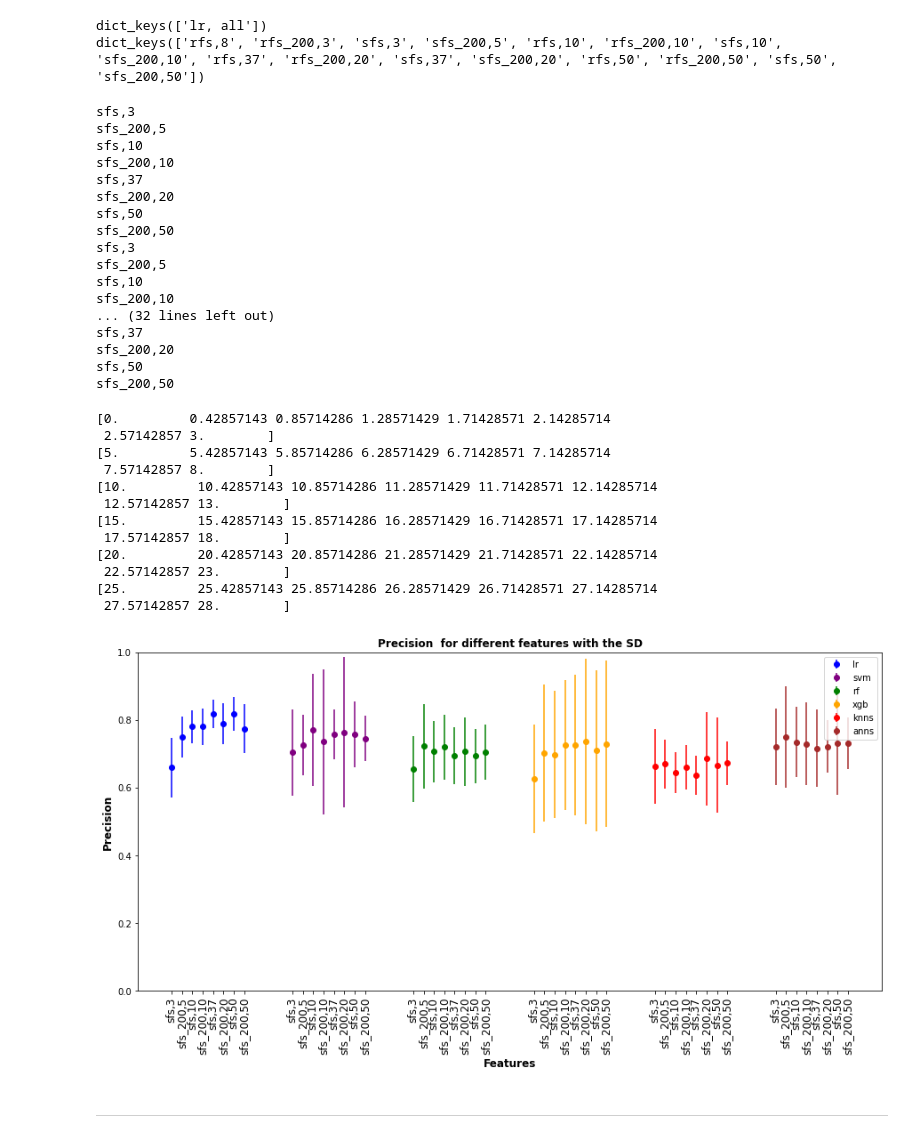
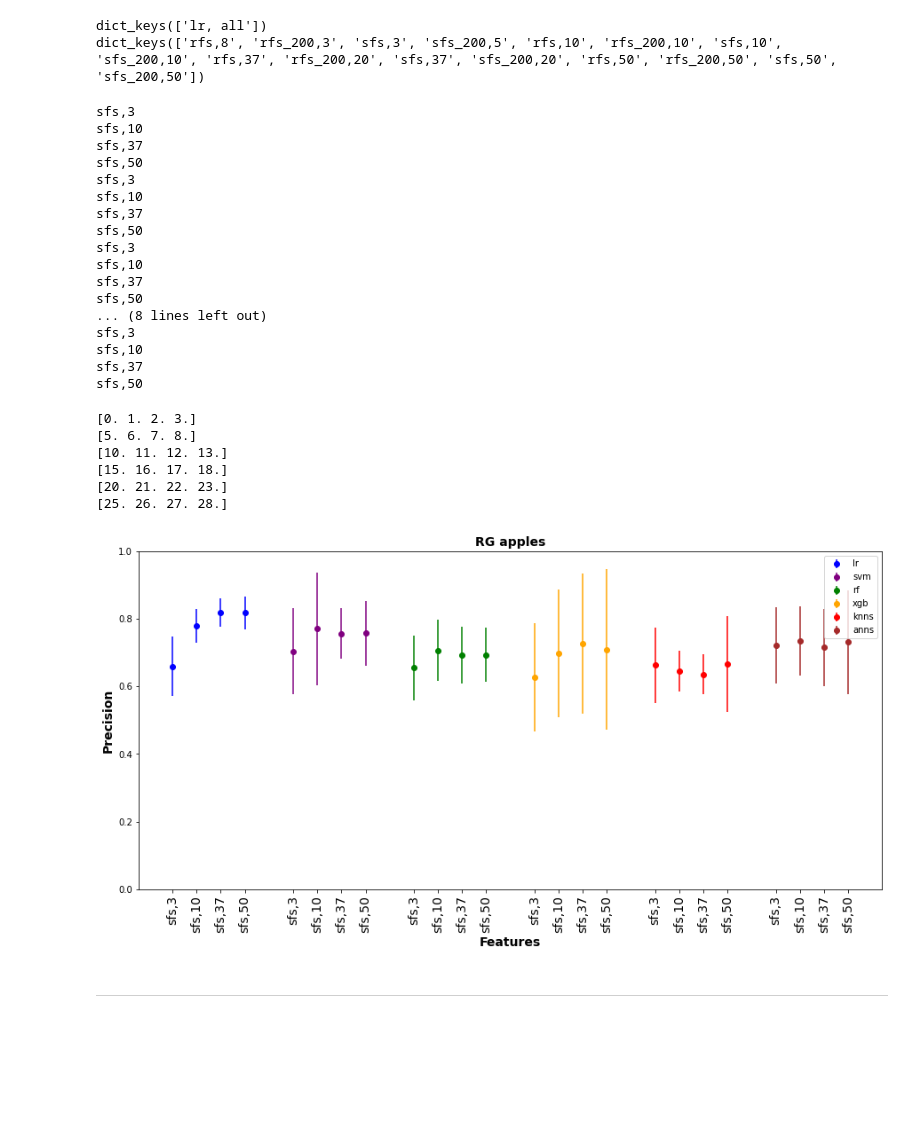
Before and after one commit to eahussein/apple_classification, a Jupyter notebook: rg/tutorial_test.ipynb, the cells around one changed output. Cells and saved outputs as stored; diff of their text form; code cells hidden in the pictures; blank space fills up the shorter version.

```diff
--- a/rg/tutorial_test.ipynb
+++ b/rg/tutorial_test.ipynb
@@ -242,7 +242,7 @@ for m, d in zip (models, ml_dicts.keys()):
     keys = []
     # print(ml_dicts[d])
     for key in ml_dicts[d].keys():
-        if 'rfs' not in key:
+        if 'rfs' not in key and '200' not in key:
             print(key)
             keys.append(key)
             acc_arr.append(ml_dicts[d][key][ 'tot_acc' ]) # append total accuracy to an array
@@ -254,64 +254,58 @@ for m, d in zip (models, ml_dicts.keys()):
     arr_all.append([keys, acc_arr, sd_arr])
 # %% [output]
 sfs,3
-sfs_200,5
 sfs,10
-sfs_200,10
 sfs,37
-sfs_200,20
 sfs,50
-sfs_200,50
 sfs,3
-sfs_200,5
 sfs,10
-sfs_200,10
-... (32 lines left out)
 sfs,37
-sfs_200,20
 sfs,50
-sfs_200,50
+sfs,3
+sfs,10
+sfs,37
+sfs,50
+... (8 lines left out)
+sfs,3
+sfs,10
+sfs,37
+sfs,50
 # %%
 colors = ['blue', 'purple', 'green', 'orange', 'red', 'brown']
 plt.figure(figsize=(15, 7))
-plt.title( "Precision  for different features with the SD", fontweight ='bold', fontsize =12)
-plt.xlabel("Features", fontweight ='bold', fontsize =12)
-plt.ylabel("Precision", fontweight ='bold', fontsize =12)
+plt.title("RG apples", fontweight ='bold', fontsize =14)
+plt.xlabel("Features", fontweight ='bold', fontsize =14)
+plt.ylabel("Precision", fontweight ='bold', fontsize =14)
 
 count = 0
 n = len(colors)-1
 
 space = []
 tickFeat = []
 
 for result, model, color in zip(arr_all, models, colors):
     a = np.linspace(n*count, n*(1+count)-2,len(arr_all[0][0]))
     # a = np.linspace(0, 1,len(arr_all[0][0]))
 
     print(a)
     space.extend(a)
     tickFeat.extend(result[0])
     plt.errorbar( a, result[1], result[2], fmt='o', label =model[1], color = color)
     count += 1
 
-plt.xticks(space, tickFeat, rotation = 'vertical',  fontsize =12)
+plt.xticks(space, tickFeat, rotation = 'vertical',  fontsize =14)
 plt.ylim(0, 1)
 plt.legend()
 
 plt.show()
 # %% [output]
-[0.         0.42857143 0.85714286 1.28571429 1.71428571 2.14285714
- 2.57142857 3.        ]
-[5.         5.42857143 5.85714286 6.28571429 6.71428571 7.14285714
- 7.57142857 8.        ]
-[10.         10.42857143 10.85714286 11.28571429 11.71428571 12.14285714
- 12.57142857 13.        ]
-[15.         15.42857143 15.85714286 16.28571429 16.71428571 17.14285714
- 17.57142857 18.        ]
-[20.         20.42857143 20.85714286 21.28571429 21.71428571 22.14285714
- 22.57142857 23.        ]
-[25.         25.42857143 25.85714286 26.28571429 26.71428571 27.14285714
- 27.57142857 28.        ]
+[0. 1. 2. 3.]
+[5. 6. 7. 8.]
+[10. 11. 12. 13.]
+[15. 16. 17. 18.]
+[20. 21. 22. 23.]
+[25. 26. 27. 28.]
-[figure, old version]
+[figure, new version]
 # %% [markdown]
 ---
 # %% [markdown]
```
Also changed, not shown: parts of 3 cells of this notebook, 2 other files.
